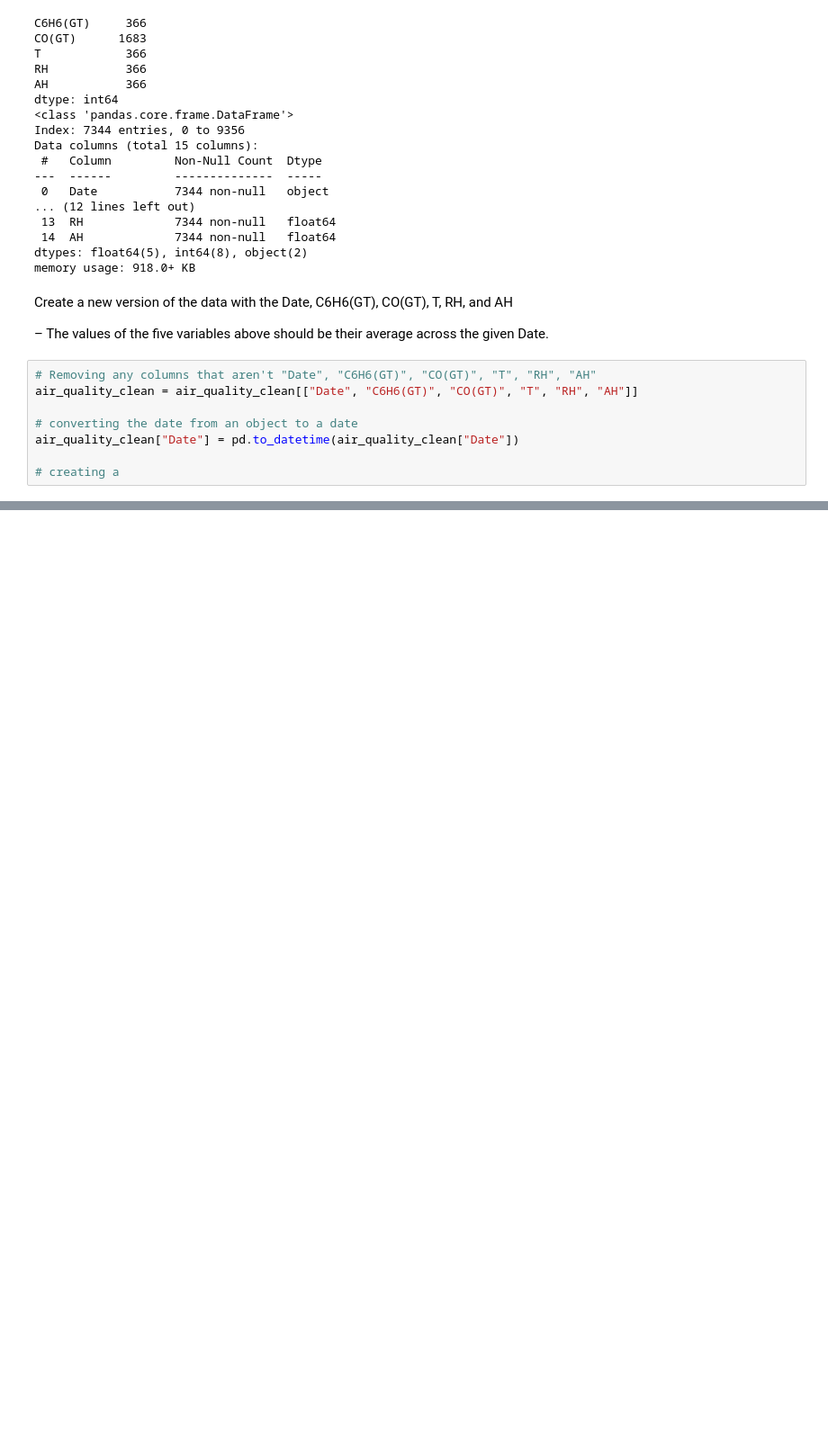
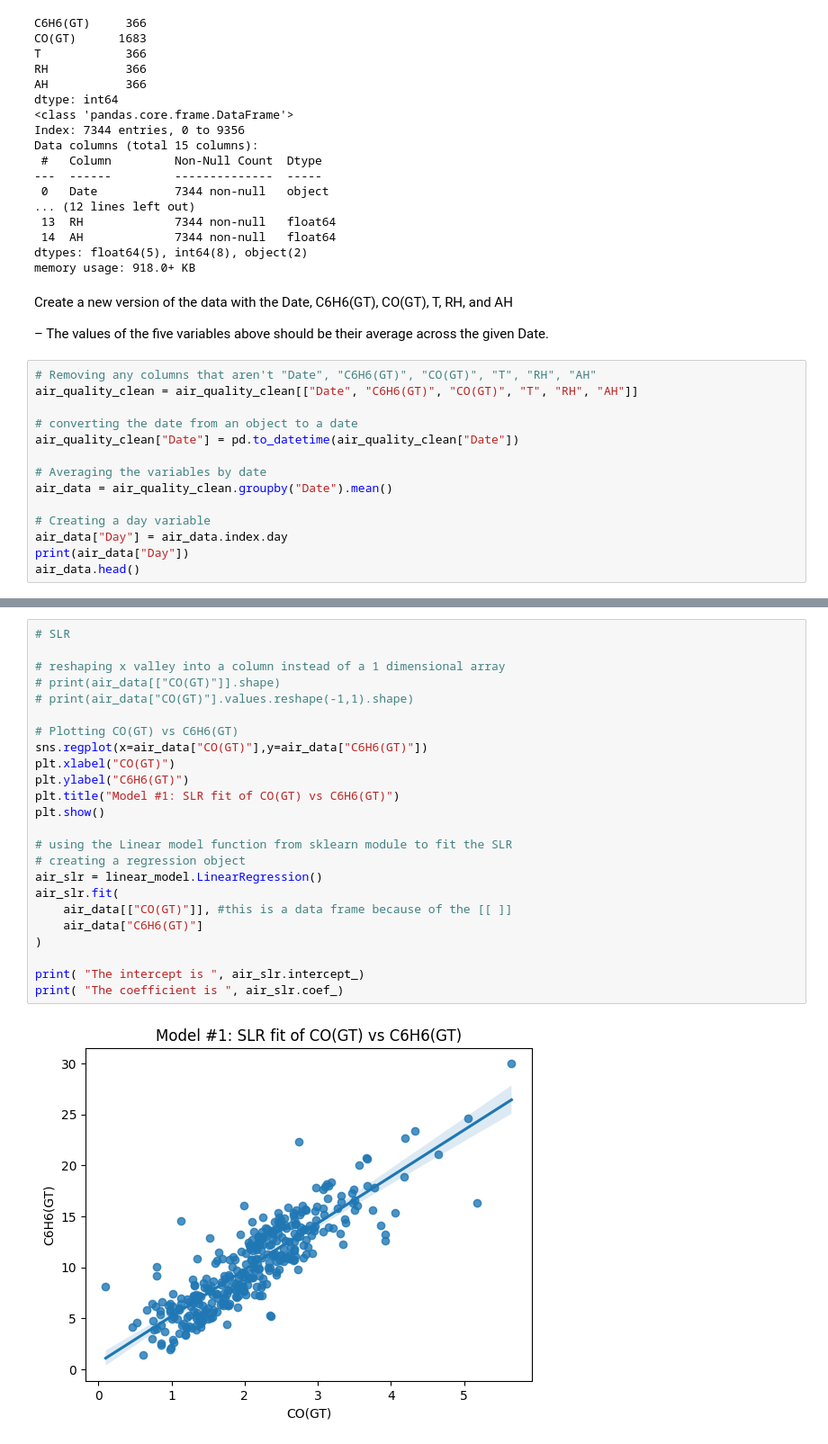
Before and after one commit to THEJoshinator20/ST-554-Project1-Template, a Jupyter notebook: Task3/Task_3.ipynb, the cells around one changed output, grey strips where cells are left out. Shown at 90% size. Saved outputs shown, nothing was run; the diff lists cells and outputs as text; blank space fills up the shorter version.

```diff
--- a/Task3/Task_3.ipynb
+++ b/Task3/Task_3.ipynb
@@ -114,4 +118,10 @@ air_quality_clean = air_quality_clean[["Date", "C6H6(GT)", "CO(GT)", "T", "RH",
 # converting the date from an object to a date
 air_quality_clean["Date"] = pd.to_datetime(air_quality_clean["Date"])
 
-# creating a
+# Averaging the variables by date
+air_data = air_quality_clean.groupby("Date").mean()
+
+# Creating a day variable
+air_data["Day"] = air_data.index.day
+print(air_data["Day"])
+air_data.head()
@@ -117,0 +153,26 @@ air_quality_clean["Date"] = pd.to_datetime(air_quality_clean["Date"])
+# %%
+# SLR
+
+# reshaping x valley into a column instead of a 1 dimensional array
+# print(air_data[["CO(GT)"]].shape)
+# print(air_data["CO(GT)"].values.reshape(-1,1).shape)
+
+# Plotting CO(GT) vs C6H6(GT)
+sns.regplot(x=air_data["CO(GT)"],y=air_data["C6H6(GT)"])
+plt.xlabel("CO(GT)")
+plt.ylabel("C6H6(GT)")
+plt.title("Model #1: SLR fit of CO(GT) vs C6H6(GT)")
+plt.show()
+
+# using the Linear model function from sklearn module to fit the SLR
+# creating a regression object
+air_slr = linear_model.LinearRegression()
+air_slr.fit(
+    air_data[["CO(GT)"]], #this is a data frame because of the [[ ]]
+    air_data["C6H6(GT)"]
+)
+
+print( "The intercept is ", air_slr.intercept_)
+print( "The coefficient is ", air_slr.coef_)
+# %% [output]
+[figure, added]
```
Also changed, not shown: parts of 15 cells of this notebook.
